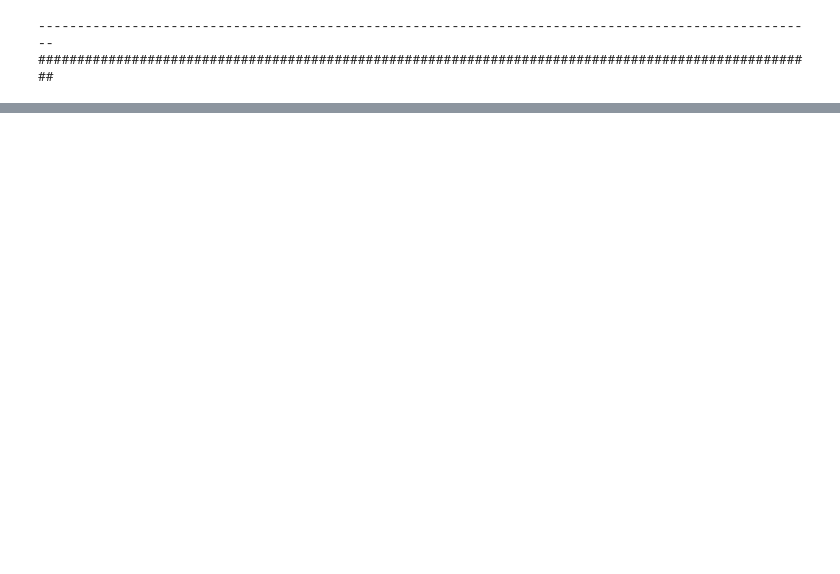
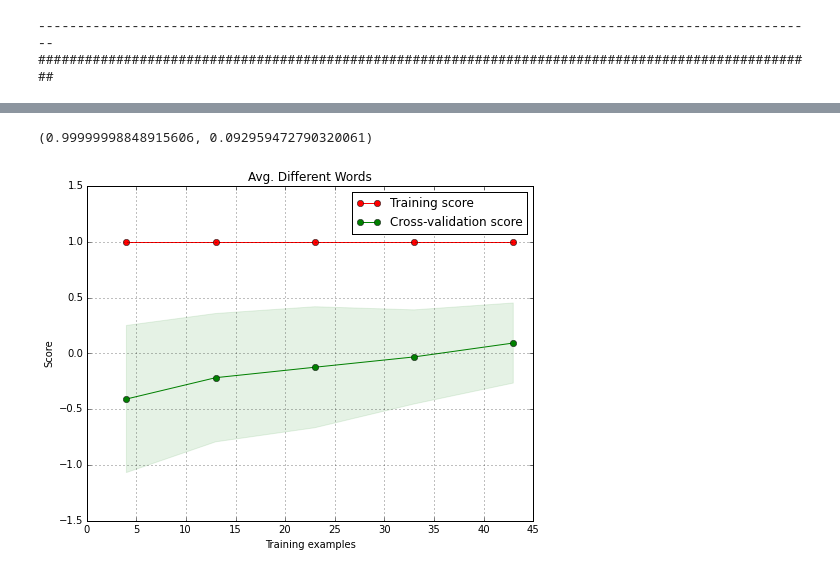
Before and after one commit to bonilhamusclab-projects/behav_connectome_prediction, a Jupyter notebook: entrainment_pred.ipynb, the cells around one changed output, grey strips where cells are left out. Drawn from its saved outputs; the diff is of its cells as text; code cells hidden in the pictures; blank space fills up the shorter version.

```diff
--- a/entrainment_pred.ipynb
+++ b/entrainment_pred.ipynb
@@ -178,0 +162,6 @@ plot(predict_hist_p_atdw, target_p_atdw, 'Picture Average Total Different Words'
+# %%
+entrainment_pred.plot_learning_curve(search_adw.best_estimator_, "Avg. Different Words", data_adw, target_adw,
+                                    cv=search_adw.cv)
+# %% [output]
+(0.99999998848915606, 0.092959472790320061)
+[figure, added]
```
Also changed, not shown: parts of 33 cells of this notebook, 1 other file.
